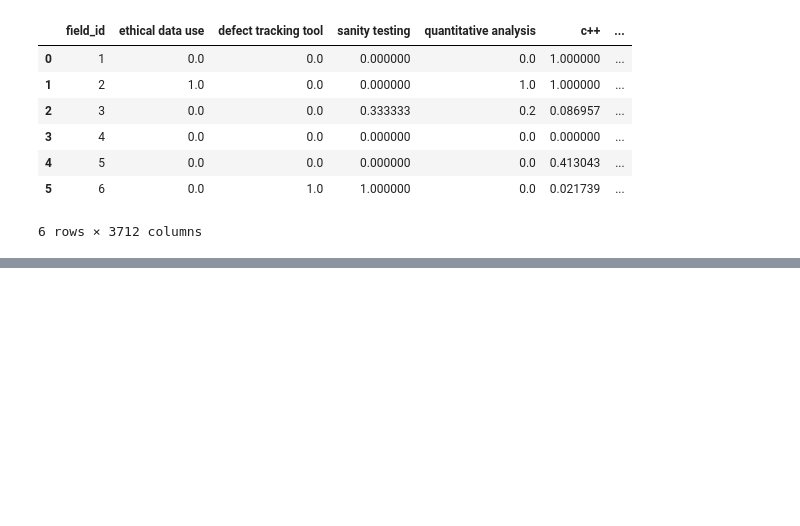
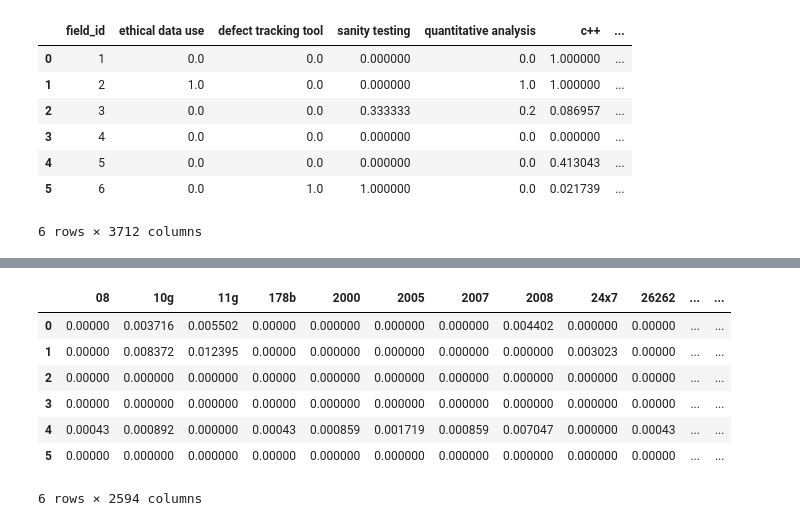
Before and after one commit to ron-ligsay/course-u, a Jupyter notebook: course_u/src/notebooks/field_skills.ipynb, the cells around one changed output, grey strips where cells are left out. Saved outputs shown, nothing was run; the diff lists cells and outputs as text; code cells hidden in the pictures; blank space fills up the shorter version.

```diff
--- a/course_u/src/notebooks/field_skills.ipynb
+++ b/course_u/src/notebooks/field_skills.ipynb
@@ -282,0 +479,4 @@ field_skills_df.to_csv('../../static/csv/normalized_field_skills.csv', index=Fal
+# %%
+# get index and field_id to a dict
+field_id_dict = dict(zip(field_skills_3.index, field_skills_3['field_id']))
+field_id_dict
@@ -282,0 +554,13 @@ field_skills_df.to_csv('../../static/csv/normalized_field_skills.csv', index=Fal
+# %%
+# apply field_id_dict to feature_df
+feature_df['field_id'] = feature_df.index.map(field_id_dict)
+feature_df
+# %% [output]
+|  | 08 | 10g | 11g | 178b | 2000 | 2005 | 2007 | 2008 | 24x7 | 26262 | ... | ... |
+| 0 | 0.00000 | 0.003716 | 0.005502 | 0.00000 | 0.000000 | 0.000000 | 0.000000 | 0.004402 | 0.000000 | 0.00000 | ... | ... |
+| 1 | 0.00000 | 0.008372 | 0.012395 | 0.00000 | 0.000000 | 0.000000 | 0.000000 | 0.000000 | 0.003023 | 0.00000 | ... | ... |
+| 2 | 0.00000 | 0.000000 | 0.000000 | 0.00000 | 0.000000 | 0.000000 | 0.000000 | 0.000000 | 0.000000 | 0.00000 | ... | ... |
+| 3 | 0.00000 | 0.000000 | 0.000000 | 0.00000 | 0.000000 | 0.000000 | 0.000000 | 0.000000 | 0.000000 | 0.00000 | ... | ... |
+| 4 | 0.00043 | 0.000892 | 0.000000 | 0.00043 | 0.000859 | 0.001719 | 0.000859 | 0.007047 | 0.000000 | 0.00043 | ... | ... |
+| 5 | 0.00000 | 0.000000 | 0.000000 | 0.00000 | 0.000000 | 0.000000 | 0.000000 | 0.000000 | 0.000000 | 0.00000 | ... | ... |
+6 rows × 2594 columns
```
Also changed, not shown: parts of 39 cells of this notebook.
